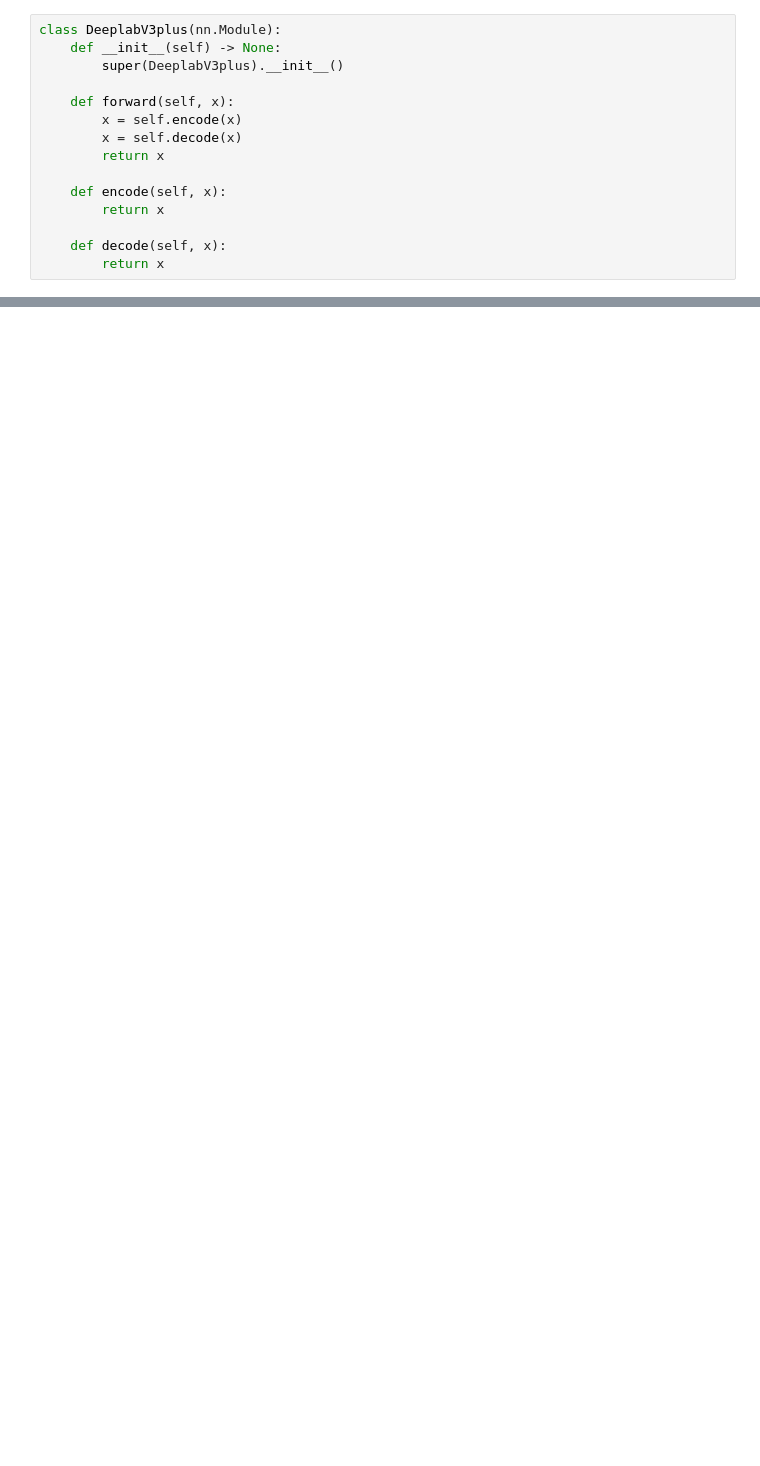
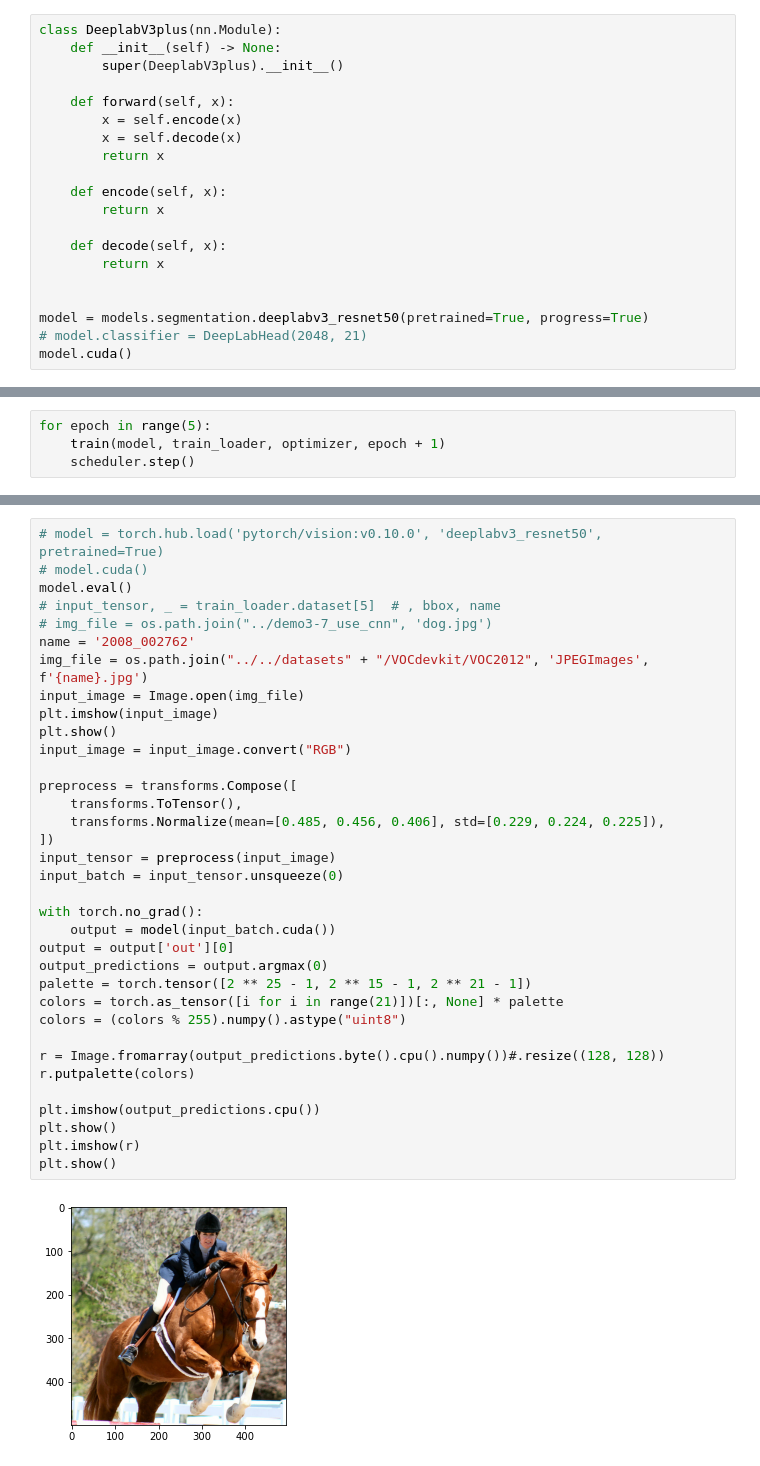
Before and after one commit to wolanx/pii, a Jupyter notebook: x10_ml/demo4-5_deeplab_v3plus/demo4-5_deeplab_v3plus.ipynb, the cells around one changed output, grey strips where cells are left out. Saved outputs shown, nothing was run; the diff lists cells and outputs as text; blank space fills up the shorter version.

```diff
--- a/x10_ml/demo4-5_deeplab_v3plus/demo4-5_deeplab_v3plus.ipynb
+++ b/x10_ml/demo4-5_deeplab_v3plus/demo4-5_deeplab_v3plus.ipynb
@@ -106,3 +140,8 @@ class DeeplabV3plus(nn.Module):
 
     def decode(self, x):
         return x
+
+
+model = models.segmentation.deeplabv3_resnet50(pretrained=True, progress=True)
+# model.classifier = DeepLabHead(2048, 21)
+model.cuda()
@@ -108,0 +213,4 @@ class DeeplabV3plus(nn.Module):
+# %%
+for epoch in range(5):
+    train(model, train_loader, optimizer, epoch + 1)
+    scheduler.step()
@@ -108,0 +237,37 @@ class DeeplabV3plus(nn.Module):
+# %%
+# model = torch.hub.load('pytorch/vision:v0.10.0', 'deeplabv3_resnet50', pretrained=True)
+# model.cuda()
+model.eval()
+# input_tensor, _ = train_loader.dataset[5]  # , bbox, name
+# img_file = os.path.join("../demo3-7_use_cnn", 'dog.jpg')
+name = '2008_002762'
+img_file = os.path.join("../../datasets" + "/VOCdevkit/VOC2012", 'JPEGImages', f'{name}.jpg')
+input_image = Image.open(img_file)
+plt.imshow(input_image)
+plt.show()
+input_image = input_image.convert("RGB")
+
+preprocess = transforms.Compose([
+    transforms.ToTensor(),
+    transforms.Normalize(mean=[0.485, 0.456, 0.406], std=[0.229, 0.224, 0.225]),
+])
+input_tensor = preprocess(input_image)
+input_batch = input_tensor.unsqueeze(0)
+
+with torch.no_grad():
+    output = model(input_batch.cuda())
+output = output['out'][0]
+output_predictions = output.argmax(0)
+palette = torch.tensor([2 ** 25 - 1, 2 ** 15 - 1, 2 ** 21 - 1])
+colors = torch.as_tensor([i for i in range(21)])[:, None] * palette
+colors = (colors % 255).numpy().astype("uint8")
+
+r = Image.fromarray(output_predictions.byte().cpu().numpy())#.resize((128, 128))
+r.putpalette(colors)
+
+plt.imshow(output_predictions.cpu())
+plt.show()
+plt.imshow(r)
+plt.show()
+# %% [output]
+[figure, added]
```
Also changed, not shown: parts of 11 cells of this notebook, 3 other files.
